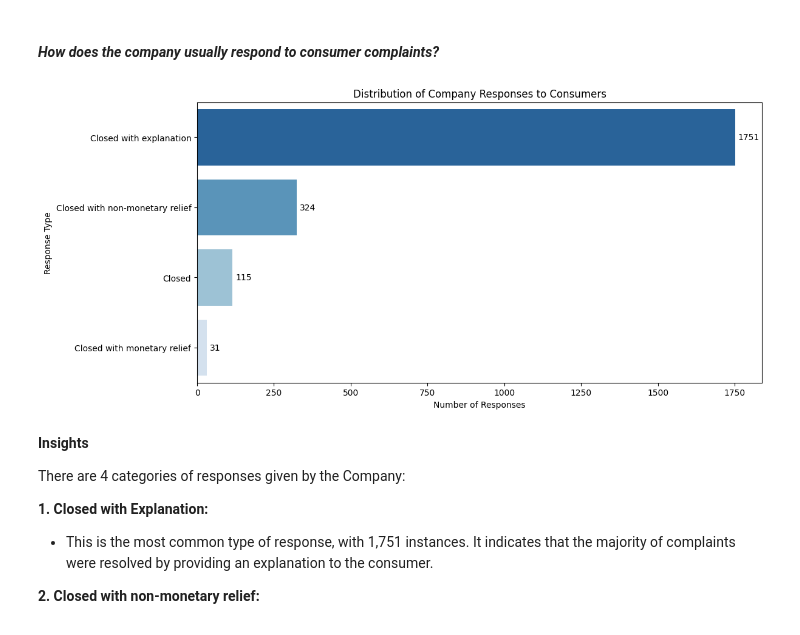
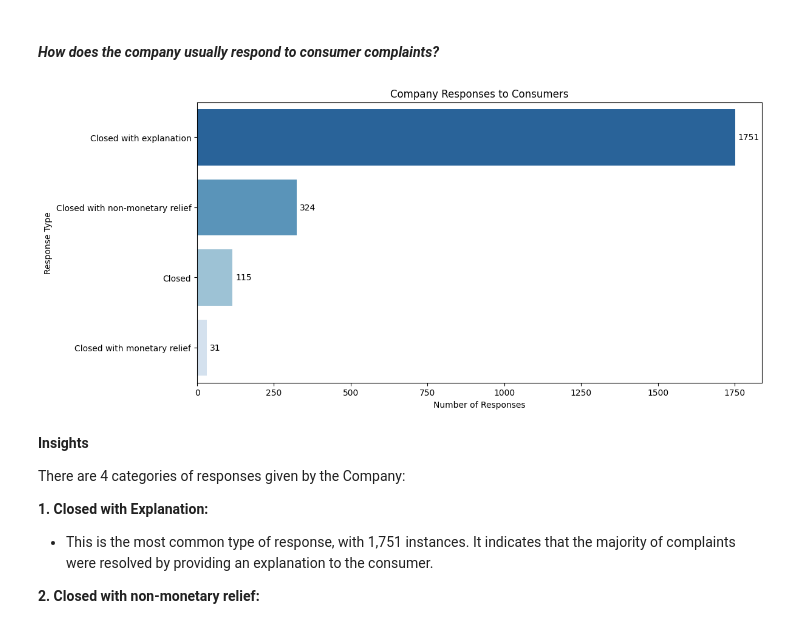
Before and after one commit to FTDS-assignment-bay/p2-final-project-ftds-016-hck-group-001, a Jupyter notebook: data/Exploratory_Data_Analysis.ipynb, the cells around one changed output. Cells and saved outputs as stored; diff of their text form; code cells hidden in the pictures.

```diff
--- a/data/Exploratory_Data_Analysis.ipynb
+++ b/data/Exploratory_Data_Analysis.ipynb
@@ -582,22 +582,22 @@ Among the 556 companies involved, there are 10 companies that received the most
 # %%
 # Get the counts of each company response to consumers and sort them
 company_response_to_consumer_counts = df['company_response_to_consumer'].value_counts().sort_values(ascending=False)
 
 # Create a bar plot
 plt.figure(figsize=(12, 6))
 sns.barplot(x=company_response_to_consumer_counts.values, y=company_response_to_consumer_counts.index, palette='Blues_r')
 
 # Add labels to each bar
 for i, count in enumerate(company_response_to_consumer_counts):
     plt.text(count + 10, i, str(count), va='center')
 
-plt.title('Distribution of Company Responses to Consumers')
+plt.title('Company Responses to Consumers')
 plt.xlabel('Number of Responses')
 plt.ylabel('Response Type')
 
 plt.show()
 # %% [output]
-[figure, old version]
+[figure, new version]
 # %% [markdown]
 **Insights**
 
```
Also changed, not shown: parts of 6 cells of this notebook.
